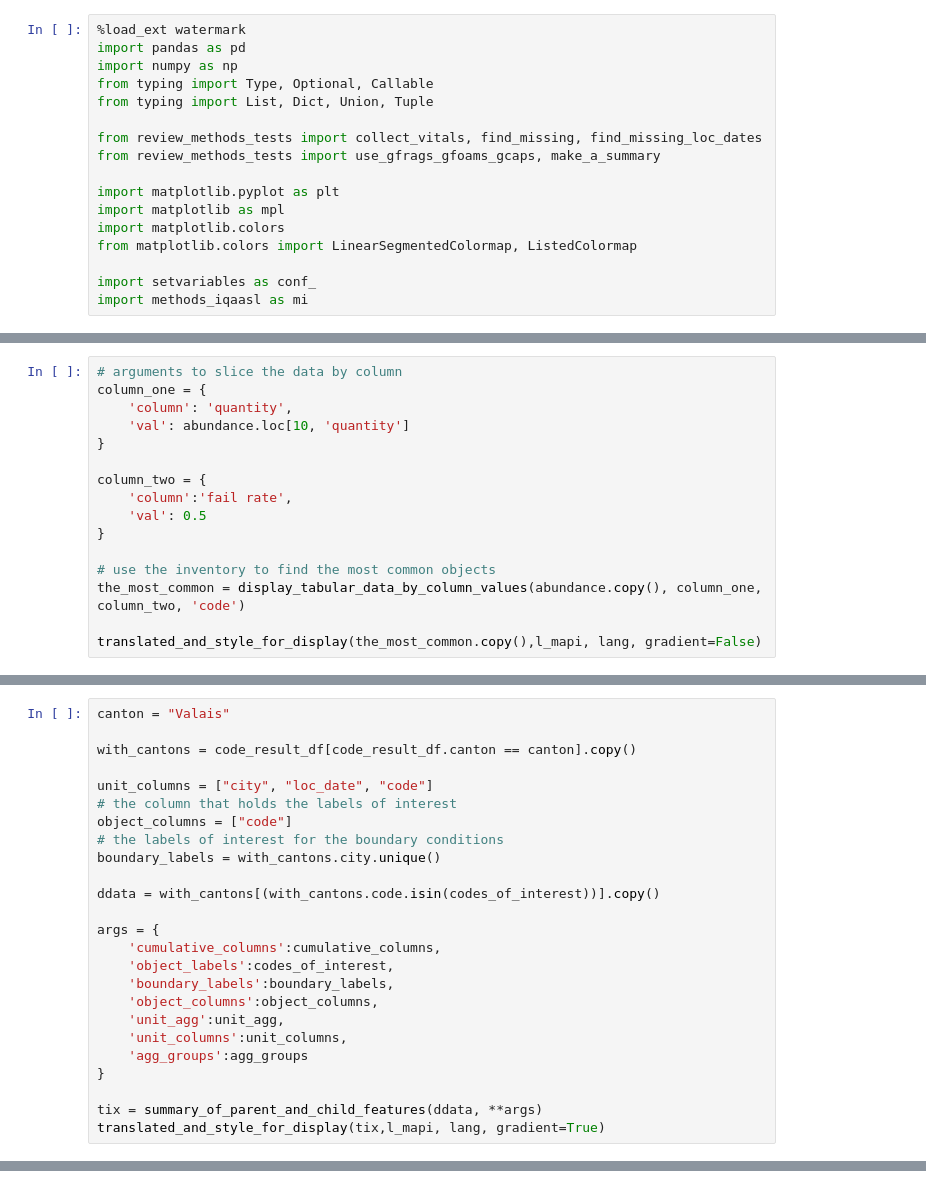
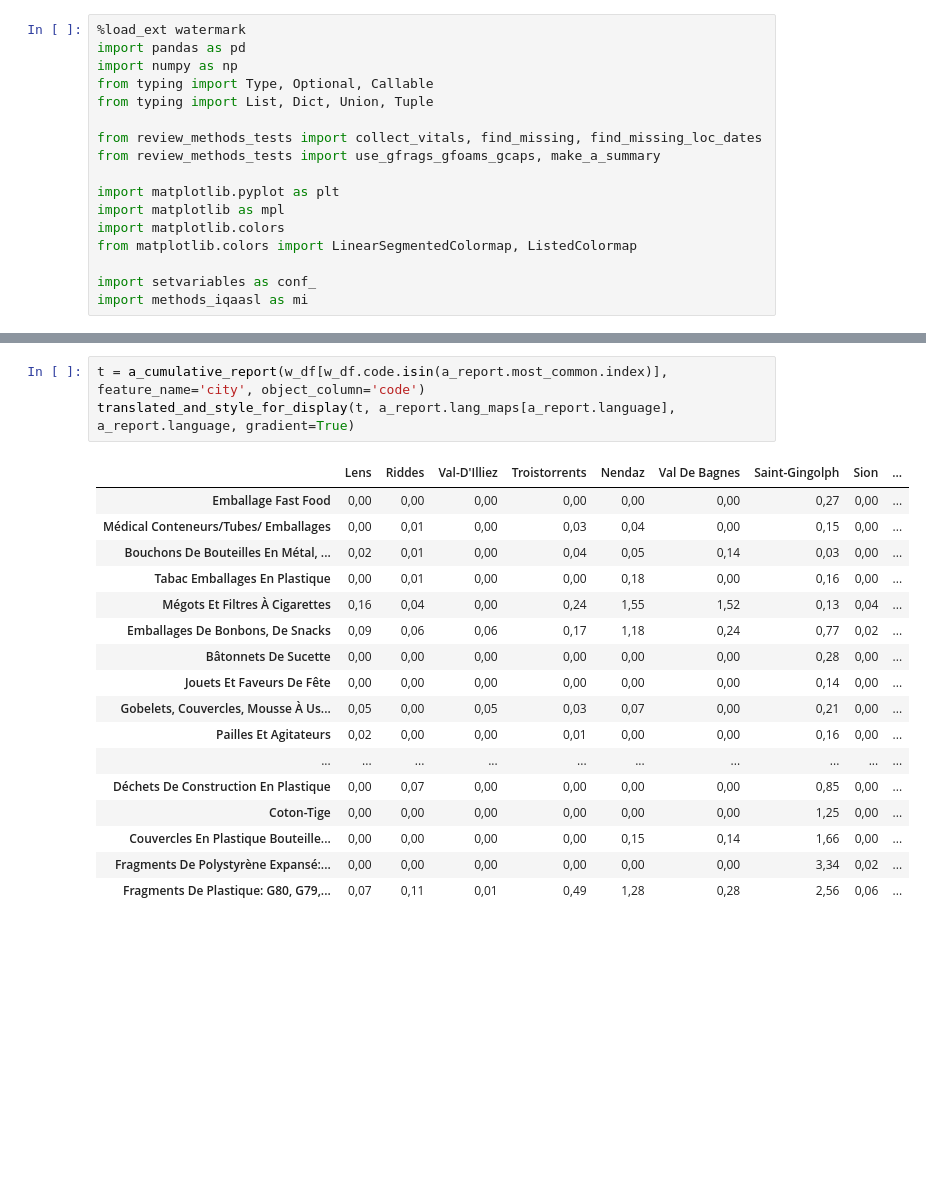
Before and after one commit to hammerdirt-analyst/feb_2024, a Jupyter notebook: a_report_class.ipynb, the cells around one changed output, grey strips where cells are left out. Drawn from its saved outputs; the diff is of its cells as text; blank space fills up the shorter version.

Commit message:
added brute force test of report class

```diff
--- a/a_report_class.ipynb
+++ b/a_report_class.ipynb
@@ -1044,16 +863,0 @@ fig 1.6 iqaasl
-# %%
-# arguments to slice the data by column
-column_one = {
-    'column': 'quantity',
-    'val': abundance.loc[10, 'quantity']
-}
-
-column_two = {
-    'column':'fail rate',
-    'val': 0.5
-}
-
-# use the inventory to find the most common objects
-the_most_common = display_tabular_data_by_column_values(abundance.copy(), column_one, column_two, 'code')
-
-translated_and_style_for_display(the_most_common.copy(),l_mapi, lang, gradient=False)
@@ -1158,25 +863,0 @@ translated_and_style_for_display(tix.T,l_mapi, lang, gradient=True)
-# %%
-canton = "Valais"
-
-with_cantons = code_result_df[code_result_df.canton == canton].copy()
-
-unit_columns = ["city", "loc_date", "code"]
-# the column that holds the labels of interest
-object_columns = ["code"]
-# the labels of interest for the boundary conditions
-boundary_labels = with_cantons.city.unique()
-
-ddata = with_cantons[(with_cantons.code.isin(codes_of_interest))].copy()
-
-args = {
-    'cumulative_columns':cumulative_columns,
-    'object_labels':codes_of_interest,
-    'boundary_labels':boundary_labels,
-    'object_columns':object_columns,
-    'unit_agg':unit_agg,
-    'unit_columns':unit_columns,
-    'agg_groups':agg_groups
-}
-
-tix = summary_of_parent_and_child_features(ddata, **args)
-translated_and_style_for_display(tix,l_mapi, lang, gradient=True)
@@ -1182,0 +1430,21 @@ translated_and_style_for_display(tix,l_mapi, lang, gradient=True)
+# %%
+t = a_cumulative_report(w_df[w_df.code.isin(a_report.most_common.index)], feature_name='city', object_column='code')
+translated_and_style_for_display(t, a_report.lang_maps[a_report.language], a_report.language, gradient=True)
+# %% [output]
+|  | Lens | Riddes | Val-D'Illiez | Troistorrents | Nendaz | Val De Bagnes | Saint-Gingolph | Sion | ... |
+| Emballage Fast Food | 0,00 | 0,00 | 0,00 | 0,00 | 0,00 | 0,00 | 0,27 | 0,00 | ... |
+| Médical Conteneurs/Tubes/ Emballages | 0,00 | 0,01 | 0,00 | 0,03 | 0,04 | 0,00 | 0,15 | 0,00 | ... |
+| Bouchons De Bouteilles En Métal, ... | 0,02 | 0,01 | 0,00 | 0,04 | 0,05 | 0,14 | 0,03 | 0,00 | ... |
+| Tabac Emballages En Plastique | 0,00 | 0,01 | 0,00 | 0,00 | 0,18 | 0,00 | 0,16 | 0,00 | ... |
+| Mégots Et Filtres À Cigarettes | 0,16 | 0,04 | 0,00 | 0,24 | 1,55 | 1,52 | 0,13 | 0,04 | ... |
+| Emballages De Bonbons, De Snacks | 0,09 | 0,06 | 0,06 | 0,17 | 1,18 | 0,24 | 0,77 | 0,02 | ... |
+| Bâtonnets De Sucette | 0,00 | 0,00 | 0,00 | 0,00 | 0,00 | 0,00 | 0,28 | 0,00 | ... |
+| Jouets Et Faveurs De Fête | 0,00 | 0,00 | 0,00 | 0,00 | 0,00 | 0,00 | 0,14 | 0,00 | ... |
+| Gobelets, Couvercles, Mousse À Us... | 0,05 | 0,00 | 0,05 | 0,03 | 0,07 | 0,00 | 0,21 | 0,00 | ... |
+| Pailles Et Agitateurs | 0,02 | 0,00 | 0,00 | 0,01 | 0,00 | 0,00 | 0,16 | 0,00 | ... |
+| ... | ... | ... | ... | ... | ... | ... | ... | ... | ... |
+| Déchets De Construction En Plastique | 0,00 | 0,07 | 0,00 | 0,00 | 0,00 | 0,00 | 0,85 | 0,00 | ... |
+| Coton-Tige | 0,00 | 0,00 | 0,00 | 0,00 | 0,00 | 0,00 | 1,25 | 0,00 | ... |
+| Couvercles En Plastique Bouteille... | 0,00 | 0,00 | 0,00 | 0,00 | 0,15 | 0,14 | 1,66 | 0,00 | ... |
+| Fragments De Polystyrène Expansé:... | 0,00 | 0,00 | 0,00 | 0,00 | 0,00 | 0,00 | 3,34 | 0,02 | ... |
+| Fragments De Plastique: G80, G79,... | 0,07 | 0,11 | 0,01 | 0,49 | 1,28 | 0,28 | 2,56 | 0,06 | ... |
```
Also changed, not shown: parts of 62 cells of this notebook, 4 other files.
